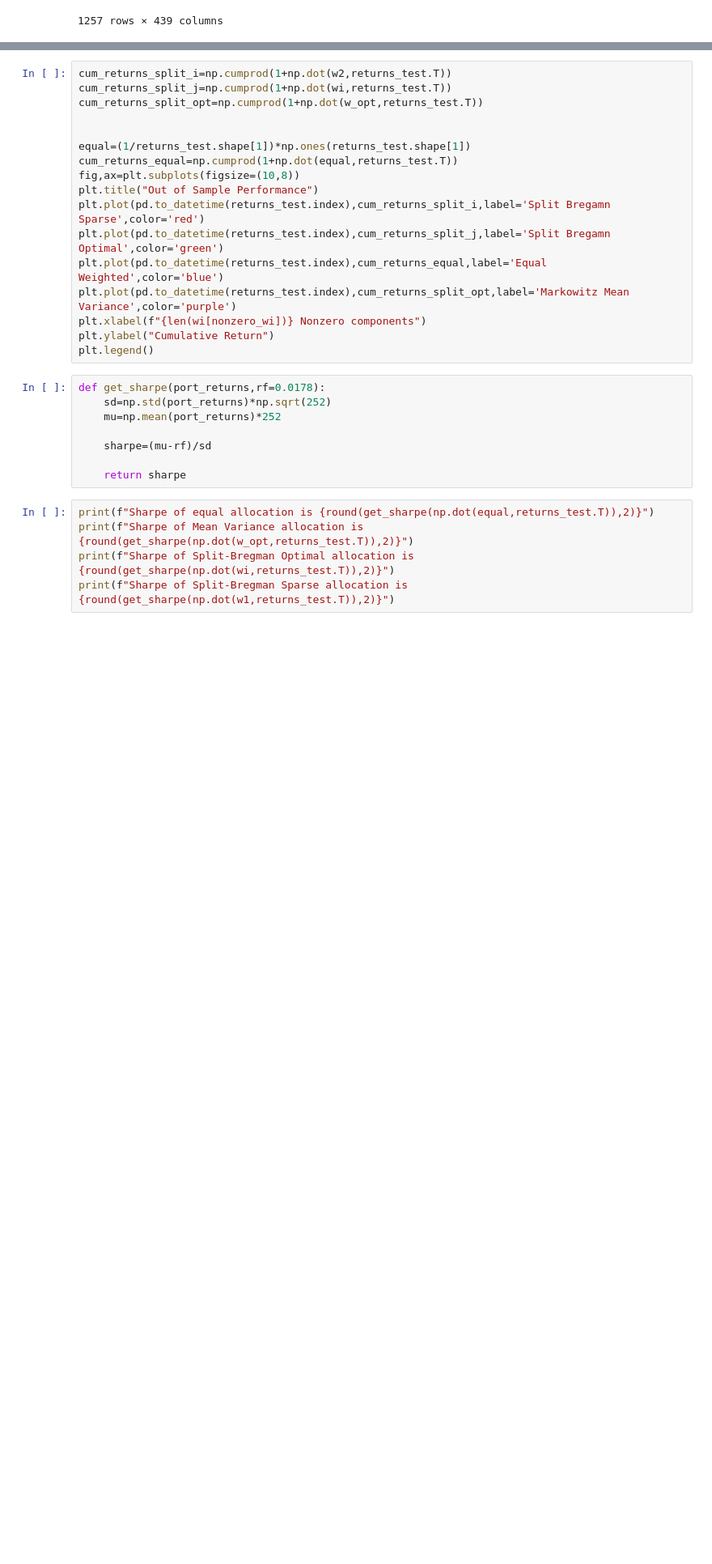
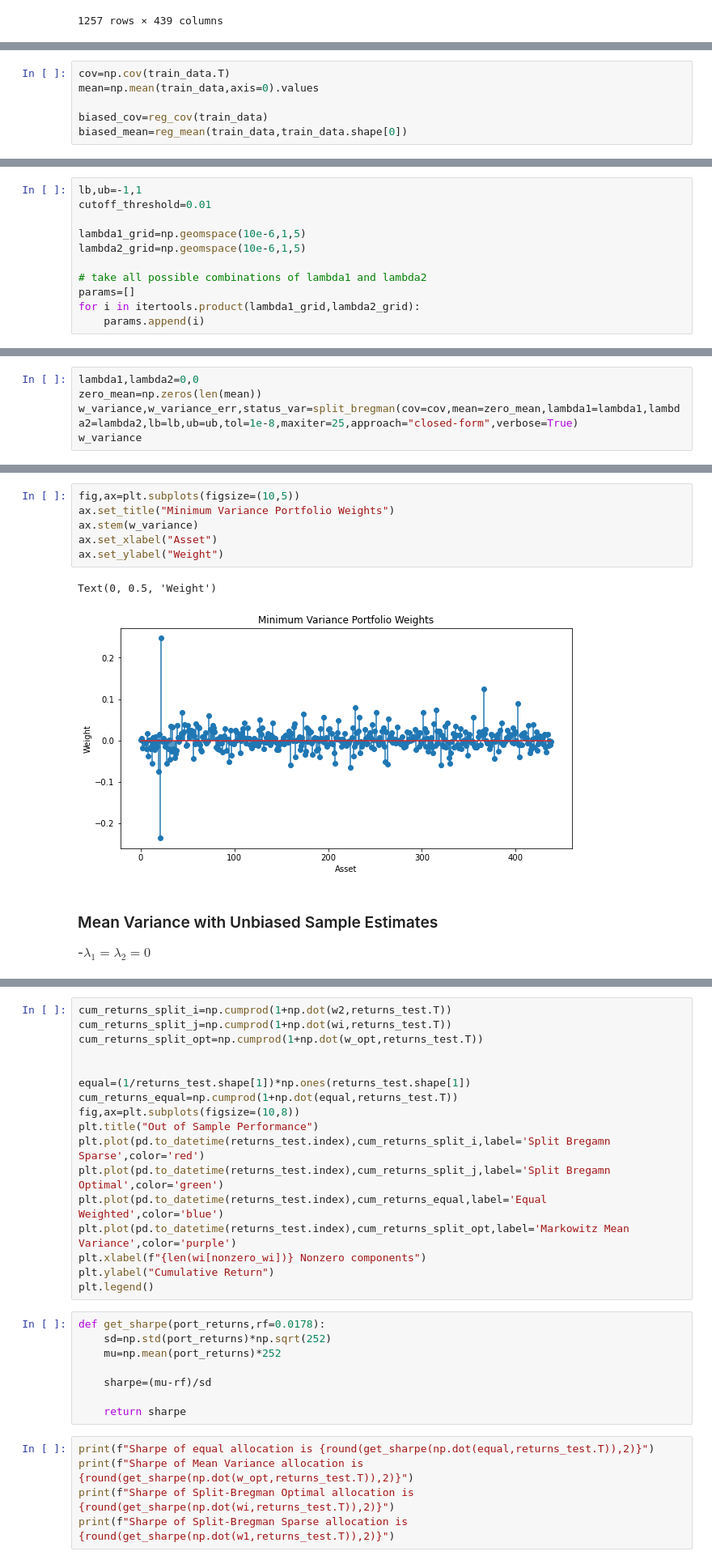
Before and after one commit to jasonbohne123/Split_Bregman_MPT, a Jupyter notebook: Split_Bregman/Alternative_Comparisons.ipynb, the cells around one changed output, grey strips where cells are left out. Shown at 81% size. Cells and saved outputs as stored; diff of their text form; blank space fills up the shorter version.

Commit message:
portfolio compsoitions

```diff
--- a/Split_Bregman/Alternative_Comparisons.ipynb
+++ b/Split_Bregman/Alternative_Comparisons.ipynb
@@ -38,3 +37,9 @@ mean=reg_mean(train_data)
+# %%
+cov=np.cov(train_data.T)
+mean=np.mean(train_data,axis=0).values
+
+biased_cov=reg_cov(train_data)
+biased_mean=reg_mean(train_data,train_data.shape[0])
 # %% [markdown]
 
 Solved via QP
@@ -51,0 +57,11 @@ w_mean_variance,w_mean_variance_err,status=split_bregman(cov=cov,mean=mean,reg=0
+# %%
+lb,ub=-1,1
+cutoff_threshold=0.01
+
+lambda1_grid=np.geomspace(10e-6,1,5)
+lambda2_grid=np.geomspace(10e-6,1,5)
+
+# take all possible combinations of lambda1 and lambda2
+params=[]
+for i in itertools.product(lambda1_grid,lambda2_grid):
+    params.append(i)
@@ -51,0 +73,5 @@ w_mean_variance,w_mean_variance_err,status=split_bregman(cov=cov,mean=mean,reg=0
+# %%
+lambda1,lambda2=0,0
+zero_mean=np.zeros(len(mean))
+w_variance,w_variance_err,status_var=split_bregman(cov=cov,mean=zero_mean,lambda1=lambda1,lambda2=lambda2,lb=lb,ub=ub,tol=1e-8,maxiter=25,approach="closed-form",verbose=True)
+w_variance
@@ -51,0 +113,13 @@ w_mean_variance,w_mean_variance_err,status=split_bregman(cov=cov,mean=mean,reg=0
+# %%
+fig,ax=plt.subplots(figsize=(10,5))
+ax.set_title("Minimum Variance Portfolio Weights")
+ax.stem(w_variance)
+ax.set_xlabel("Asset")
+ax.set_ylabel("Weight")
+# %% [output]
+Text(0, 0.5, 'Weight')
+[figure, added]
+# %% [markdown]
+### Mean Variance with Unbiased Sample Estimates
+
+-$\lambda_1=\lambda_2=0$
```
Also changed, not shown: parts of 20 cells of this notebook.
